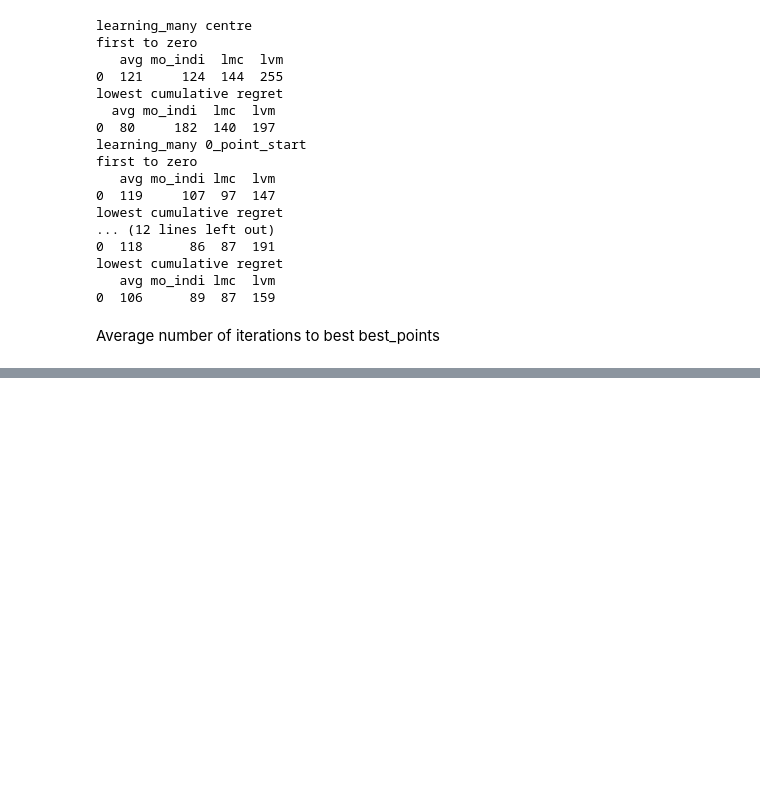
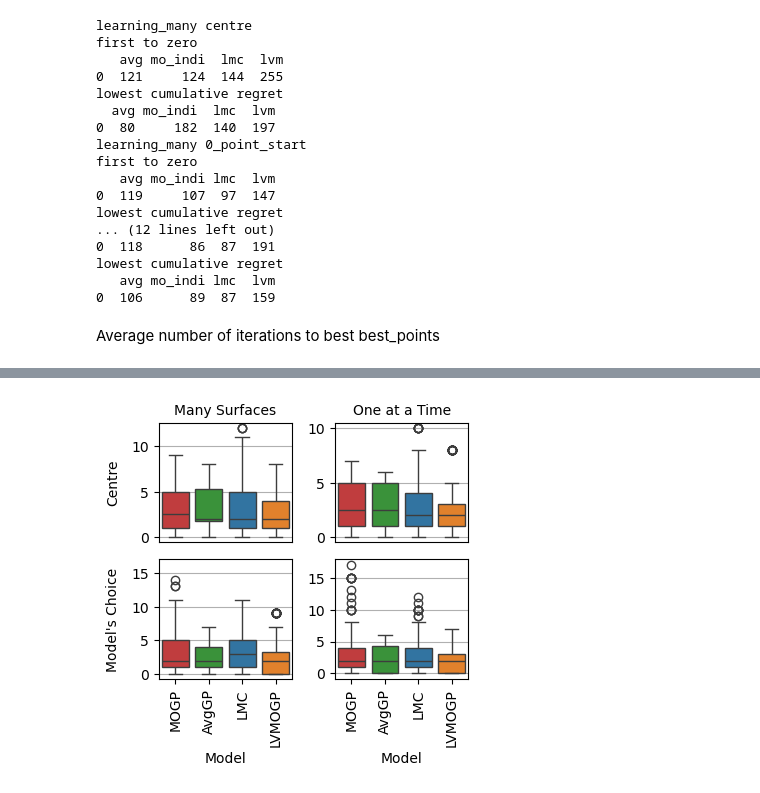
Before and after one commit to RSedgwick/TL_DOE_4_DNA, a Jupyter notebook: analysis/unpenalized_retrospective_bayesian_optimisation_results.ipynb, the cells around one changed output, grey strips where cells are left out. Drawn from its saved outputs; the diff is of its cells as text; code cells hidden in the pictures; blank space fills up the shorter version.

```diff
--- a/analysis/unpenalized_retrospective_bayesian_optimisation_results.ipynb
+++ b/analysis/unpenalized_retrospective_bayesian_optimisation_results.ipynb
@@ -359,6 +346,7 @@ win_dfs = {}
 win_dfs_cum_regrets = {}
 # for i, learning_type in enumerate(['learning many', 'learning 1']):
 #     for j, starting_point in enumerate(starting_points):
+zero_regret_dicts = {name: {} for name in res_dfs.keys()}
 for name, df in res_dfs.items():
     best_points = fns.get_best_points(params, df, stzd=stzd, log_t=False)
     regret_df1 = fns.calculate_regret(df, params, best_points, stzd=stzd, penalized=False)
@@ -369,7 +357,7 @@ for name, df in res_dfs.items():
     avg_iter_df['PrimerPairReporter'] = df['PrimerPairReporter'].unique()
     for ppr in df['PrimerPairReporter'].unique():
         zero_regret_dict = {model:[] for model in df['model'].unique()}
-        for seed in range(1, 21):
+        for seed in range(1, 25):
             temp_df = df[(df['PrimerPairReporter'] == ppr) & (df['seed'] == seed)]
             if len(temp_df) < 1:
                 pass
@@ -382,6 +370,7 @@ for name, df in res_dfs.items():
                     #                      & (temp_df['regret m'] < 1e-8), 'iteration']
                     temp_3 = pd.concat([temp_1, temp_2])
                     zero_regret_dict[model].append(np.min(temp_3['iteration']))
+        zero_regret_dicts[name][ppr] = zero_regret_dict
 
 
                     # zero_regret_dict[model].append(np.min(
@@ -394,8 +383,10 @@ for name, df in res_dfs.items():
             if np.isnan(zero_regret_dict[model]).any():
                 print(f'{name} {ppr} {model} has NaNs')
             avg_iter_df.loc[avg_iter_df['PrimerPairReporter'] == ppr, model] = np.mean(zero_regret_dict[model])
+
     print(name)
     print(avg_iter_df)
+
     print(avg_iter_df.mean())
 # %% [output]
 centre_learning_1
@@ -417,0 +416,13 @@ dtype: float64
+# %%
+totals = {'avg': [], 'mo_indi': [], 'lmc': [], 'lvm':[]}
+totals_dfs = []
+
+for name, dict1 in zero_regret_dicts.items():
+    for ppr, dict2 in dict1.items():
+        for model_name, iters_list in dict2.items():
+            totals[model_name] = totals[model_name] + iters_list
+            for i in range(len(iters_list)):
+                new_df = pd.DataFrame.from_dict({'test_type':[name], 'model': [model_name], 'seed':[i], 'iteration':[iters_list[i]], 'PrimerPairReporter': [ppr]})
+                totals_dfs.append(new_df)
+
+total_df = pd.concat(totals_dfs)
@@ -417,0 +487,73 @@ dtype: float64
+# %%
+import seaborn as sns
+linestyles = {'lmc':'dashdot', 'mo_indi': 'dotted', 'lvm':  'solid' , 'avg': 'dashed'}
+
+labels = {'mo_indi':'MOGP', 'avg':'AvgGP', 'lmc': 'LMC', 'lvm':'LVMOGP'}
+total_df['model_label'] = total_df['model'].map(labels)
+
+
+total_df['order'] = total_df['model'].map({'mo_indi':1, 'avg':2, 'lmc':3, 'lvm':4})
+total_df = total_df.sort_values('order')
+
+fig, axs = plt.subplots(nrows=2, ncols=2, figsize=[0.7*page_width, 0.7*page_width])
+colors = fns.get_colors()
+plot_minmax=True
+starting_point_names = {'centre':'Centre', '0_point_start':'Model\'s Choice'}
+learning_type_names = {'learning_many':'Many Surfaces', 'learning_1':'One at a Time'}
+labels = {'mo_indi':'MOGP', 'avg':'AvgGP', 'lmc': 'LMC', 'lvm':'LVMOGP'}
+
+keys_list = total_df['test_type'].unique()
+
+for i, learning_type in enumerate(learning_types):
+    for j, starting_point in enumerate(starting_points):
+
+        name = [s for s in keys_list if learning_type in s and starting_point in s][0]
+        print(name)
+
+        data = totals
+        # Convert the data dictionary into a DataFrame
+        df = total_df[total_df['test_type'] == name]
+
+        # Create a color palette based on the color_map dictionary
+        palette = [colors[category] for category in df['model'].unique()]
+
+        # Create the boxplot using seaborn
+        sns.boxplot(x='model_label', y='iteration', data=df, palette=palette, ax=axs[j, i])
+        axs[j,i].tick_params(axis='x', rotation=90)
+        # axs[j,i].set_xticks(axs[j,i].get_xticklabels(), rotation=30, ha='right')
+        # for label in axs[j,i].get_xticklabels():
+        #     label.set_rotation(30)
+        #     label.set_ha('right')
+
+
+        if starting_point == 'centre':
+            axs[j,i].set_title(f'{learning_type_names[learning_type]}', fontsize=10)
+
+        # Customize the plot
+        # ax.set_title(f'{name}')
+        axs[0,i].set_xticklabels('')
+        axs[0,i].set_xticks([])
+
+        axs[0,i].set_xlabel('')
+        axs[1,i].set_xlabel('Model')
+        axs[j,i].set_ylabel('')
+
+
+
+
+rows = [f'{row}' for row in starting_point_names.values()]
+for ax, row in zip(axs[:,0], rows):
+    ax.annotate(row, xy=(0, 0.5), xytext=(-ax.yaxis.labelpad, 0),
+                xycoords=ax.yaxis.label, textcoords='offset points',
+                fontsize=10, ha='right', va='center', rotation=90)
+
+for ax in axs.flatten():
+    ax.grid(axis='y')
+    # ax.set_ylim(None, 15.5)
+axs[1,0].set_ylim(None, 17)
+
+
+plt.tight_layout()
+plot_path = pl.Path(os.getcwd()) / 'analysis/plots'
+plt.savefig(plot_path / f'retroBO_no_experiments_boxplot_unpenalized.svg', bbox_inches='tight')
+# %% [output]
@@ -417,0 +564 @@ dtype: float64
+[figure, added]
```
Also changed, not shown: parts of 19 cells of this notebook, 1 other file.
